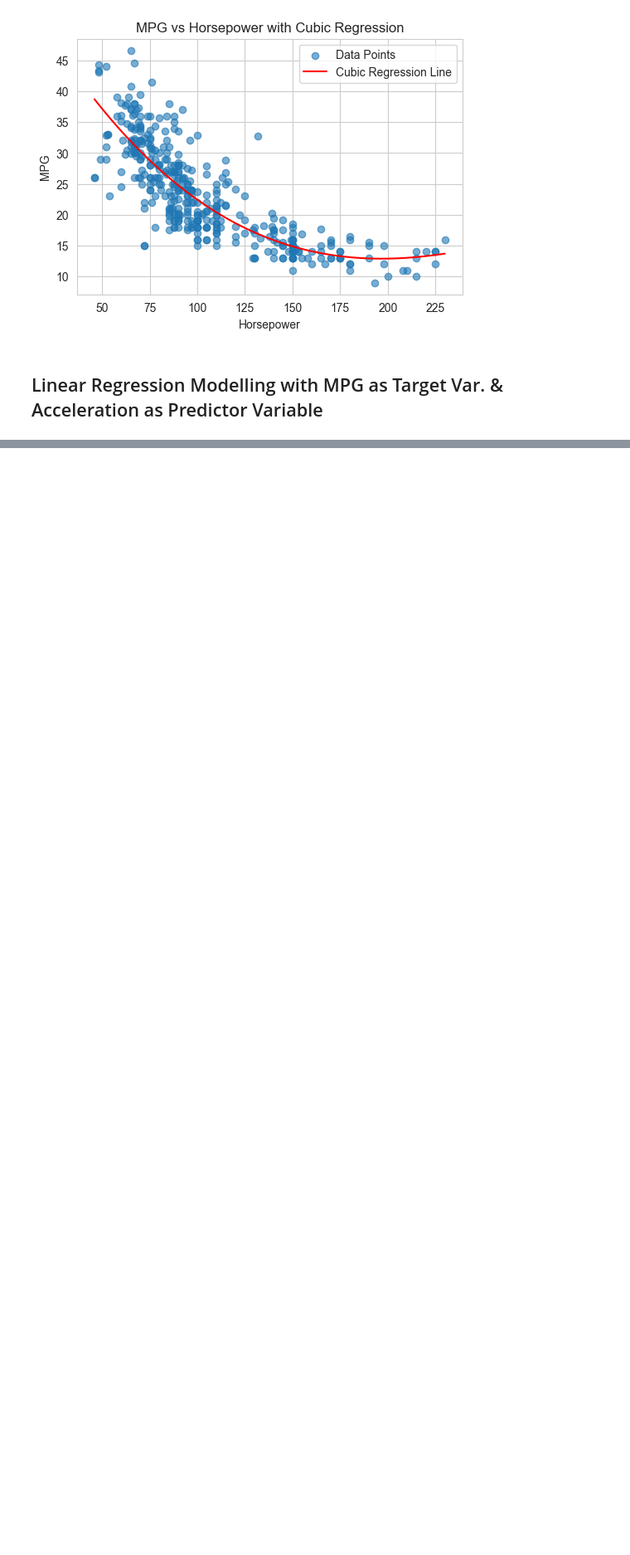
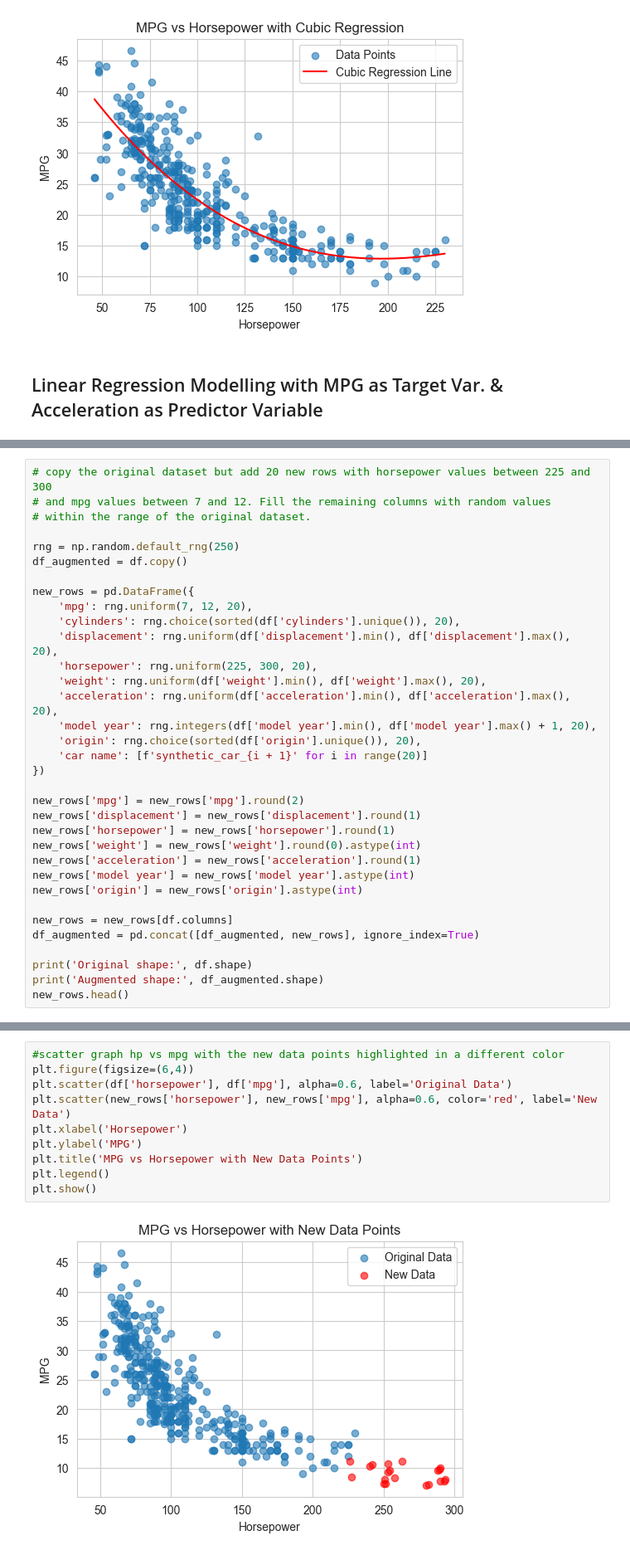
Before and after one commit to ericcoopey/dsa250_sp26, a Jupyter notebook: M5-MachineLearning/LAB-LinearRegAdvanced.ipynb, the cells around one changed output, grey strips where cells are left out. Shown at 83% size. Saved outputs shown, nothing was run; the diff lists cells and outputs as text; blank space fills up the shorter version.

```diff
--- a/M5-MachineLearning/LAB-LinearRegAdvanced.ipynb
+++ b/M5-MachineLearning/LAB-LinearRegAdvanced.ipynb
@@ -377,0 +358,34 @@ strong multicollinearity or other numerical problems.
+# %%
+# copy the original dataset but add 20 new rows with horsepower values between 225 and 300
+# and mpg values between 7 and 12. Fill the remaining columns with random values
+# within the range of the original dataset.
+
+rng = np.random.default_rng(250)
+df_augmented = df.copy()
+
+new_rows = pd.DataFrame({
+    'mpg': rng.uniform(7, 12, 20),
+    'cylinders': rng.choice(sorted(df['cylinders'].unique()), 20),
+    'displacement': rng.uniform(df['displacement'].min(), df['displacement'].max(), 20),
+    'horsepower': rng.uniform(225, 300, 20),
+    'weight': rng.uniform(df['weight'].min(), df['weight'].max(), 20),
+    'acceleration': rng.uniform(df['acceleration'].min(), df['acceleration'].max(), 20),
+    'model year': rng.integers(df['model year'].min(), df['model year'].max() + 1, 20),
+    'origin': rng.choice(sorted(df['origin'].unique()), 20),
+    'car name': [f'synthetic_car_{i + 1}' for i in range(20)]
+})
+
+new_rows['mpg'] = new_rows['mpg'].round(2)
+new_rows['displacement'] = new_rows['displacement'].round(1)
+new_rows['horsepower'] = new_rows['horsepower'].round(1)
+new_rows['weight'] = new_rows['weight'].round(0).astype(int)
+new_rows['acceleration'] = new_rows['acceleration'].round(1)
+new_rows['model year'] = new_rows['model year'].astype(int)
+new_rows['origin'] = new_rows['origin'].astype(int)
+
+new_rows = new_rows[df.columns]
+df_augmented = pd.concat([df_augmented, new_rows], ignore_index=True)
+
+print('Original shape:', df.shape)
+print('Augmented shape:', df_augmented.shape)
+new_rows.head()
@@ -377,0 +401,12 @@ strong multicollinearity or other numerical problems.
+# %%
+#scatter graph hp vs mpg with the new data points highlighted in a different color
+plt.figure(figsize=(6,4))
+plt.scatter(df['horsepower'], df['mpg'], alpha=0.6, label='Original Data')
+plt.scatter(new_rows['horsepower'], new_rows['mpg'], alpha=0.6, color='red', label='New Data')
+plt.xlabel('Horsepower')
+plt.ylabel('MPG')
+plt.title('MPG vs Horsepower with New Data Points')
+plt.legend()
+plt.show()
+# %% [output]
+[figure, added]
```
Also changed, not shown: parts of 25 cells of this notebook, 3 other files.
